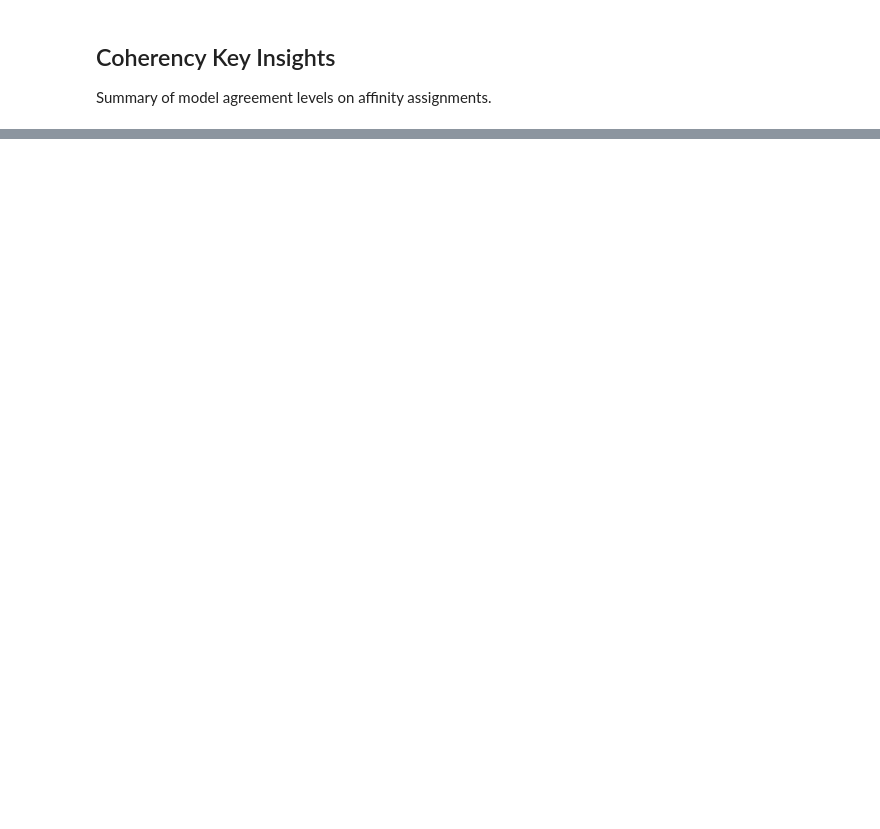
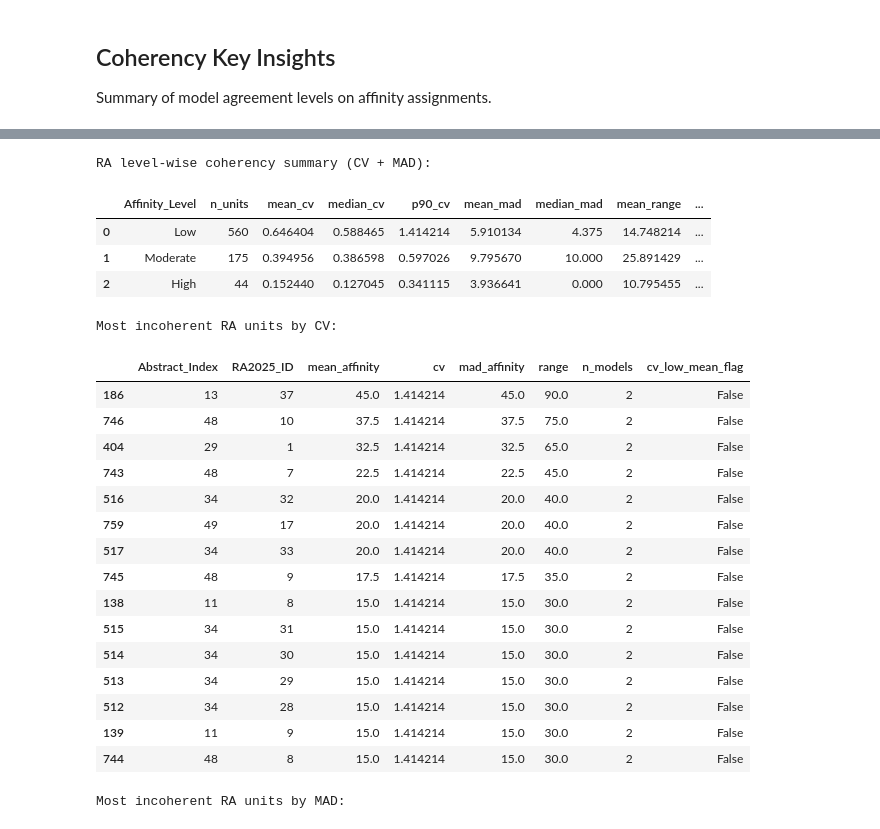
Before and after one commit to pigalleg/article-classifier, a Jupyter notebook: notebooks/04_ensemble_affinity_analysis.ipynb, the cells around one changed output, grey strips where cells are left out. Saved outputs shown, nothing was run; the diff lists cells and outputs as text; code cells hidden in the pictures; blank space fills up the shorter version.

```diff
--- a/notebooks/04_ensemble_affinity_analysis.ipynb
+++ b/notebooks/04_ensemble_affinity_analysis.ipynb
@@ -510,0 +1116,67 @@ print("\n" + "=" * 70)
+# %%
+# RA coherency by fixed levels
+ra_unit_coherency_lvl = compute_unit_coherency(ra_df, target_col='RA2025_ID')
+ra_level_summary = summarize_coherency_by_level(ra_unit_coherency_lvl)
+
+print('RA level-wise coherency summary (CV + MAD):')
+display(ra_level_summary)
+
+print('\nMost incoherent RA units by CV:')
+display(
+    ra_unit_coherency_lvl.sort_values('cv', ascending=False)[
+        ['Abstract_Index', 'RA2025_ID', 'mean_affinity', 'cv', 'mad_affinity', 'range', 'n_models', 'cv_low_mean_flag']
+    ].head(15)
+)
+
+print('\nMost incoherent RA units by MAD:')
+display(
+    ra_unit_coherency_lvl.sort_values('mad_affinity', ascending=False)[
+        ['Abstract_Index', 'RA2025_ID', 'mean_affinity', 'cv', 'mad_affinity', 'range', 'n_models', 'cv_low_mean_flag']
+    ].head(15)
+)
+
+fig = px.box(
+    ra_unit_coherency_lvl.dropna(subset=['Affinity_Level']),
+    x='Affinity_Level',
+    y='cv',
+    color='Affinity_Level',
+    category_orders={'Affinity_Level': ['Low', 'Moderate', 'High']},
+    title='RA Coherency by Affinity Level (CV)'
+)
+fig.update_layout(xaxis_title='Affinity level', yaxis_title='CV across models')
+fig.show()
+
+fig = px.box(
+    ra_unit_coherency_lvl.dropna(subset=['Affinity_Level']),
+    x='Affinity_Level',
+    y='mad_affinity',
+    color='Affinity_Level',
+    category_orders={'Affinity_Level': ['Low', 'Moderate', 'High']},
+    title='RA Coherency by Affinity Level (MAD)'
+)
+fig.update_layout(xaxis_title='Affinity level', yaxis_title='MAD across models')
+fig.show()
+# %% [output]
+RA level-wise coherency summary (CV + MAD):
+|  | Affinity_Level | n_units | mean_cv | median_cv | p90_cv | mean_mad | median_mad | mean_range | ... |
+| 0 | Low | 560 | 0.646404 | 0.588465 | 1.414214 | 5.910134 | 4.375 | 14.748214 | ... |
+| 1 | Moderate | 175 | 0.394956 | 0.386598 | 0.597026 | 9.795670 | 10.000 | 25.891429 | ... |
+| 2 | High | 44 | 0.152440 | 0.127045 | 0.341115 | 3.936641 | 0.000 | 10.795455 | ... |
+Most incoherent RA units by CV:
+|  | Abstract_Index | RA2025_ID | mean_affinity | cv | mad_affinity | range | n_models | cv_low_mean_flag |
+| 186 | 13 | 37 | 45.0 | 1.414214 | 45.0 | 90.0 | 2 | False |
+| 746 | 48 | 10 | 37.5 | 1.414214 | 37.5 | 75.0 | 2 | False |
+| 404 | 29 | 1 | 32.5 | 1.414214 | 32.5 | 65.0 | 2 | False |
+| 743 | 48 | 7 | 22.5 | 1.414214 | 22.5 | 45.0 | 2 | False |
+| 516 | 34 | 32 | 20.0 | 1.414214 | 20.0 | 40.0 | 2 | False |
+| 759 | 49 | 17 | 20.0 | 1.414214 | 20.0 | 40.0 | 2 | False |
+| 517 | 34 | 33 | 20.0 | 1.414214 | 20.0 | 40.0 | 2 | False |
+| 745 | 48 | 9 | 17.5 | 1.414214 | 17.5 | 35.0 | 2 | False |
+| 138 | 11 | 8 | 15.0 | 1.414214 | 15.0 | 30.0 | 2 | False |
+| 515 | 34 | 31 | 15.0 | 1.414214 | 15.0 | 30.0 | 2 | False |
+| 514 | 34 | 30 | 15.0 | 1.414214 | 15.0 | 30.0 | 2 | False |
+| 513 | 34 | 29 | 15.0 | 1.414214 | 15.0 | 30.0 | 2 | False |
+| 512 | 34 | 28 | 15.0 | 1.414214 | 15.0 | 30.0 | 2 | False |
+| 139 | 11 | 9 | 15.0 | 1.414214 | 15.0 | 30.0 | 2 | False |
+| 744 | 48 | 8 | 15.0 | 1.414214 | 15.0 | 30.0 | 2 | False |
+Most incoherent RA units by MAD:
```
Also changed, not shown: parts of 37 cells of this notebook, 12 other files.
